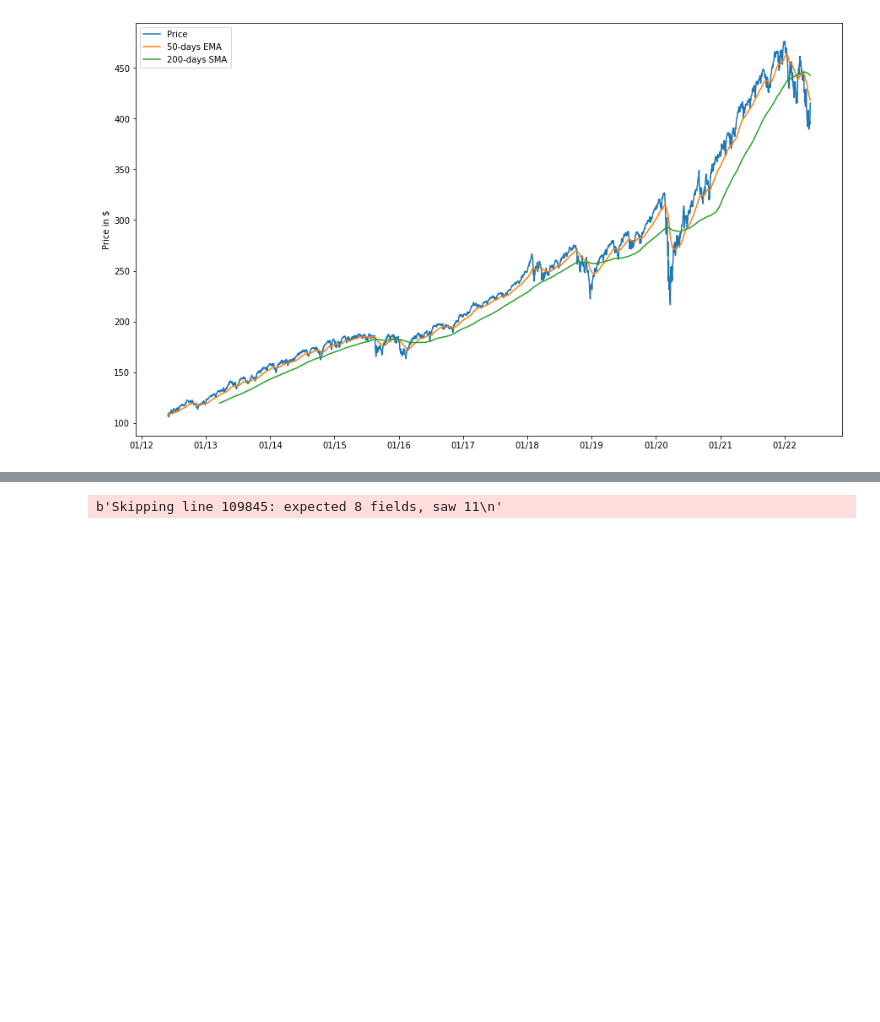
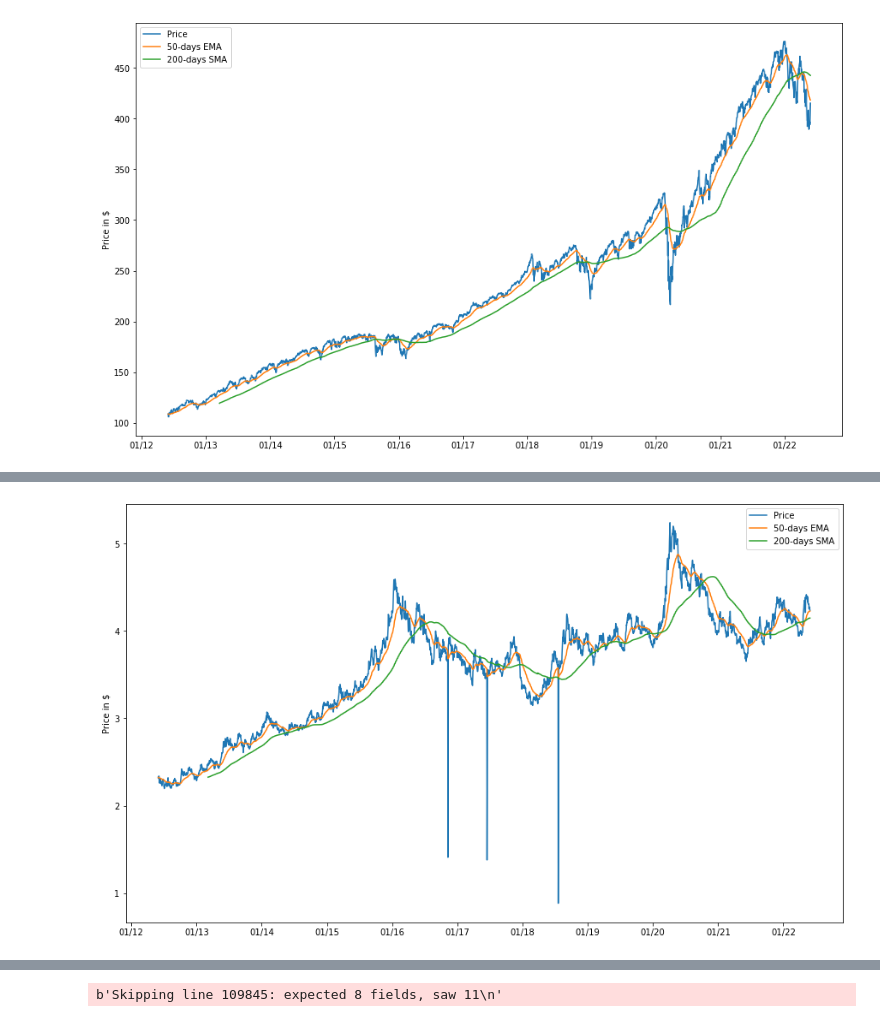
Before and after one commit to ricocahyadi777/quant-trading-project-maf, a Jupyter notebook: Quant.ipynb, the cells around one changed output, grey strips where cells are left out. Drawn from its saved outputs; the diff is of its cells as text; code cells hidden in the pictures; blank space fills up the shorter version.

```diff
--- a/Quant.ipynb
+++ b/Quant.ipynb
@@ -112,0 +140,8 @@ raw_return
+# %%
+#Data reading & cleaning
+fx_df = pd.read_csv("fx.csv", error_bad_lines = False)
+fx_df['Date'] = pd.to_datetime(fx_df["Date"], format='%Y-%m-%d')
+date = fx_df["Date"].to_list()
+fx_df.drop(fx_df.columns[0], axis=1, inplace=True)
+fx_df.set_index("Date", inplace=True)
+fx_df
@@ -112,0 +163,19 @@ raw_return
+# %%
+ema_short, sma_short, ema_long, sma_long = ma_generator(fx_df, short_MA, long_MA)
+# %%
+ticker= 'AEDZAR=X'
+# %%
+
+date_index = pd.to_datetime(fx_df.loc[:].index, format='%Y-%m-%d')
+fig, ax = plt.subplots(figsize=(15,9))
+
+
+ax.plot(date_index, fx_df.loc[:, ticker], label='Price')
+ax.plot(date_index, ema_short.loc[:, ticker], label = '50-days EMA')
+ax.plot(date_index, sma_long.loc[:, ticker], label = '200-days SMA')
+
+ax.legend(loc='best')
+ax.set_ylabel('Price in $')
+ax.xaxis.set_major_formatter(my_year_month_fmt)
+# %% [output]
+[figure, added]
```
Also changed, not shown: parts of 27 cells of this notebook, 1 other file.
